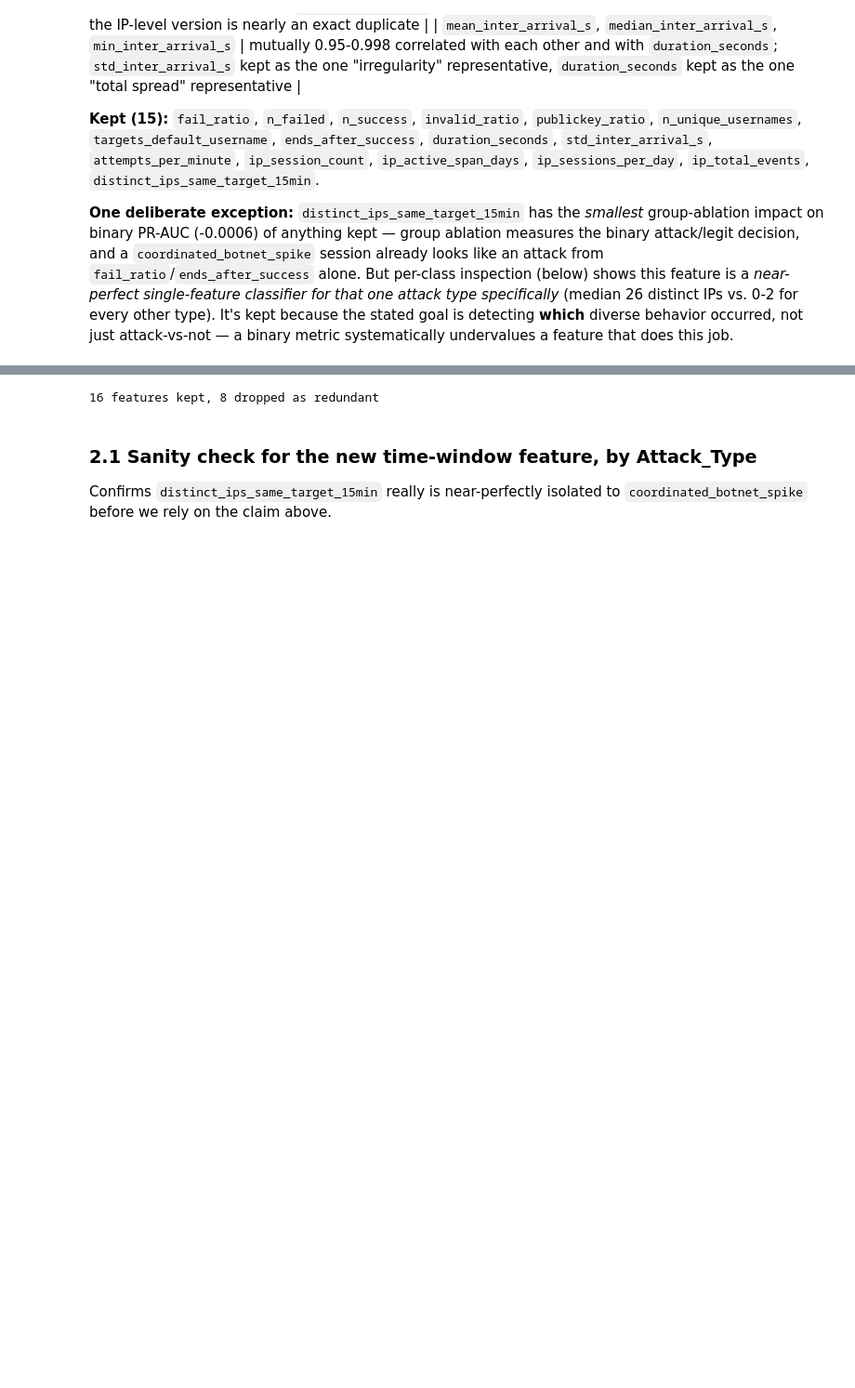
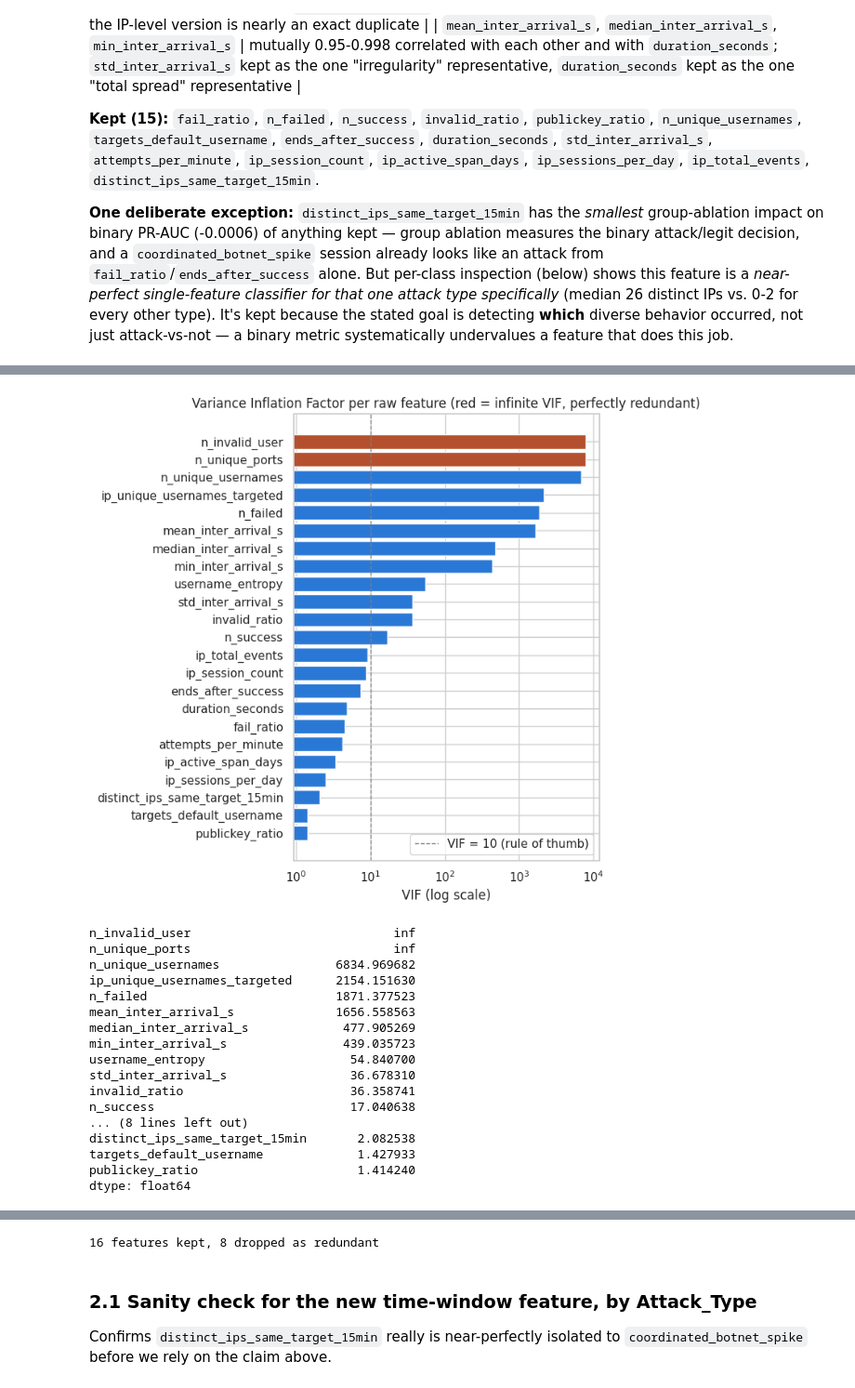
Before and after one commit to JJ-eiei/SSH_ML, a Jupyter notebook: v3/ssh_bruteforce_pipeline_v3_executed.ipynb, the cells around one changed output, grey strips where cells are left out. Shown at 93% size. Drawn from its saved outputs; the diff is of its cells as text; code cells hidden in the pictures; blank space fills up the shorter version.

```diff
--- a/v3/ssh_bruteforce_pipeline_v3_executed.ipynb
+++ b/v3/ssh_bruteforce_pipeline_v3_executed.ipynb
@@ -107,0 +197,50 @@ systematically undervalues a feature that does this job.
+# %%
+def compute_vif(df, cols):
+    X = df[cols].fillna(0).values
+    X = np.column_stack([X, np.ones(len(X))])  # intercept
+    vifs = {}
+    for i, col in enumerate(cols):
+        y_i = X[:, i]
+        X_others = np.delete(X, i, axis=1)
+        coef, *_ = np.linalg.lstsq(X_others, y_i, rcond=None)
+        pred = X_others @ coef
+        ss_res = np.sum((y_i - pred) ** 2)
+        ss_tot = np.sum((y_i - y_i.mean()) ** 2)
+        r2 = 1 - ss_res / ss_tot if ss_tot > 0 else 1.0
+        vifs[col] = 1 / (1 - r2) if r2 < 0.9999 else np.inf  # same threshold verify_features_v3.py uses
+    return pd.Series(vifs).sort_values(ascending=False)
+
+vif = compute_vif(features, ALL_CANDIDATES)
+
+fig, ax = plt.subplots(figsize=(7, 7))
+finite = vif.replace(np.inf, np.nan)
+plot_vals = finite.fillna(finite.max() * 1.15)
+colors = ["#b5502e" if np.isinf(v) else "#2a78d6" for v in vif]
+ax.barh(vif.index[::-1], plot_vals[::-1], color=colors[::-1])
+ax.set_xscale("log")
+ax.set_xlabel("VIF (log scale)")
+ax.set_title("Variance Inflation Factor per raw feature (red = infinite VIF, perfectly redundant)")
+ax.axvline(10, color="gray", linestyle="--", linewidth=1, label="VIF = 10 (rule of thumb)")
+ax.legend()
+plt.tight_layout()
+plt.show()
+vif
+# %% [output]
+[figure, added]
+n_invalid_user                            inf
+n_unique_ports                            inf
+n_unique_usernames                6834.969682
+ip_unique_usernames_targeted      2154.151630
+n_failed                          1871.377523
+mean_inter_arrival_s              1656.558563
+median_inter_arrival_s             477.905269
+min_inter_arrival_s                439.035723
+username_entropy                    54.840700
+std_inter_arrival_s                 36.678310
+invalid_ratio                       36.358741
+n_success                           17.040638
+... (8 lines left out)
+distinct_ips_same_target_15min       2.082538
+targets_default_username             1.427933
+publickey_ratio                      1.414240
+dtype: float64
```
Also changed, not shown: parts of 17 cells of this notebook, 17 other files.
